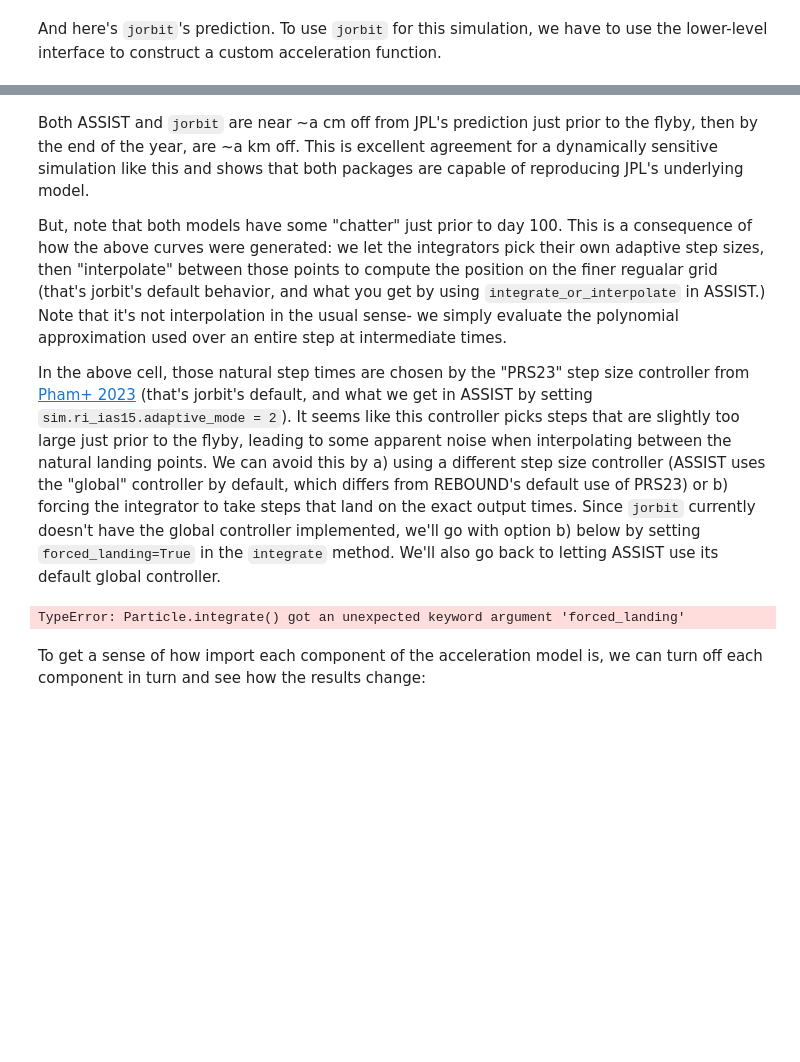
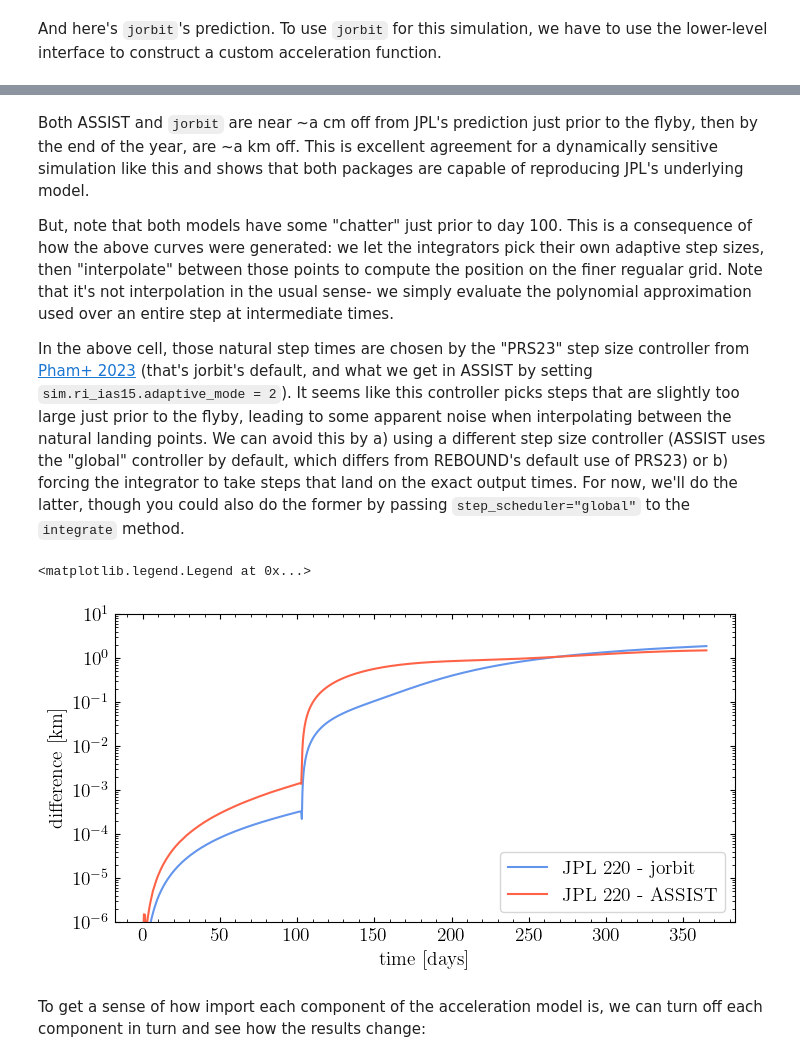
Before and after one commit to ben-cassese/jorbit, a Jupyter notebook: docs/tutorials/skip_tests/apophis_flyby.ipynb, the cells around one changed output, grey strips where cells are left out. Drawn from its saved outputs; the diff is of its cells as text; code cells hidden in the pictures; blank space fills up the shorter version.

```diff
--- a/docs/tutorials/skip_tests/apophis_flyby.ipynb
+++ b/docs/tutorials/skip_tests/apophis_flyby.ipynb
@@ -263,9 +263,9 @@ ax.legend()
 # %% [markdown]
 Both ASSIST and `jorbit` are near ~a cm off from JPL's prediction just prior to the flyby, then by the end of the year, are ~a km off. This is excellent agreement for a dynamically sensitive simulation like this and shows that both packages are capable of reproducing JPL's underlying model.
 
-But, note that both models have some "chatter" just prior to day 100. This is a consequence of how the above curves were generated: we let the integrators pick their own adaptive step sizes, then "interpolate" between those points to compute the position on the finer regualar grid (that's jorbit's default behavior, and what you get by using `integrate_or_interpolate` in ASSIST.) Note that it's not interpolation in the usual sense- we simply evaluate the polynomial approximation used over an entire step at intermediate times.
+But, note that both models have some "chatter" just prior to day 100. This is a consequence of how the above curves were generated: we let the integrators pick their own adaptive step sizes, then "interpolate" between those points to compute the position on the finer regualar grid. Note that it's not interpolation in the usual sense- we simply evaluate the polynomial approximation used over an entire step at intermediate times.
 
-In the above cell, those natural step times are chosen by the "PRS23" step size controller from [Pham+ 2023](https://astro.theoj.org/article/92091-a-new-timestep-criterion-for-n-body-simulations) (that's jorbit's default, and what we get in ASSIST by setting `sim.ri_ias15.adaptive_mode = 2`). It seems like this controller picks steps that are slightly too large just prior to the flyby, leading to some apparent noise when interpolating between the natural landing points. We can avoid this by a) using a different step size controller (ASSIST uses the "global" controller by default, which differs from REBOUND's default use of PRS23) or b) forcing the integrator to take steps that land on the exact output times. Since `jorbit` currently doesn't have the global controller implemented, we'll go with option b) below by setting `forced_landing=True` in the `integrate` method. We'll also go back to letting ASSIST use its default global controller.
+In the above cell, those natural step times are chosen by the "PRS23" step size controller from [Pham+ 2023](https://astro.theoj.org/article/92091-a-new-timestep-criterion-for-n-body-simulations) (that's jorbit's default, and what we get in ASSIST by setting `sim.ri_ias15.adaptive_mode = 2`). It seems like this controller picks steps that are slightly too large just prior to the flyby, leading to some apparent noise when interpolating between the natural landing points. We can avoid this by a) using a different step size controller (ASSIST uses the "global" controller by default, which differs from REBOUND's default use of PRS23) or b) forcing the integrator to take steps that land on the exact output times. For now, we'll do the latter, though you could also do the former by passing `step_scheduler="global"` to the `integrate` method.
 # %%
 # new versions of both trajectories:
 
@@ -291,35 +291,36 @@ extras = assist.Extras(sim, ephem)
 # Turn on GR for star and all planets
 extras.gr_eih_sources = 11
 
 # Add the nongravitational forces (values specific to Apophis from the Horizons solution)
 extras.particle_params = np.array([4.999999873689e-13, -2.901085508711e-14, 0.0])
 
 assist_xs = np.zeros((len(times), 3))
 assist_vs = np.zeros((len(times), 3))
 for i, t in enumerate(times):
     extras.integrate_or_interpolate(t.tdb.jd - ephem.jd_ref)
     assist_xs[i] = sim.particles[0].xyz
     assist_vs[i] = sim.particles[0].vxyz
 
-jorb_xs, jorb_vs = p.integrate(times, forced_landing=True)
+jorb_xs, jorb_vs = p.integrate(times)
 
 fig, ax = plt.subplots(figsize=(8, 4))
 ax.plot(
     times.tdb.jd - times[0].tdb.jd,
     jnp.linalg.norm(jorb_xs - jpl_220_xs, axis=1) * u.au.to(u.km),
     label="JPL 220 - jorbit",
     color="cornflowerblue",
 )
 ax.plot(
     times.tdb.jd - times[0].tdb.jd,
     jnp.linalg.norm(assist_xs - jpl_220_xs, axis=1) * u.au.to(u.km),
     label="JPL 220 - ASSIST",
     color="tomato",
 )
 ax.set(yscale="log", xlabel="time [days]", ylabel="difference [km]", ylim=(1e-6, 1e1))
 ax.legend()
 # %% [output]
-TypeError: Particle.integrate() got an unexpected keyword argument 'forced_landing'
+<matplotlib.legend.Legend at 0x...>
+[figure, added]
 # %% [markdown]
 To get a sense of how import each component of the acceleration model is, we can turn off each component in turn and see how the results change:
 # %%
```
Also changed, not shown: parts of 4 cells of this notebook, 2 other files.
